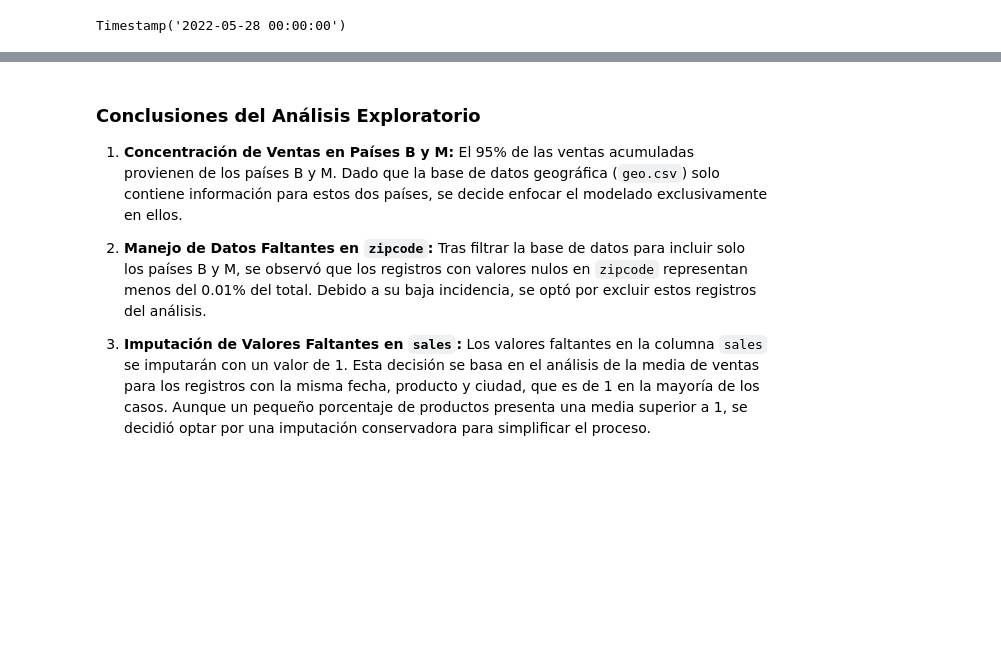
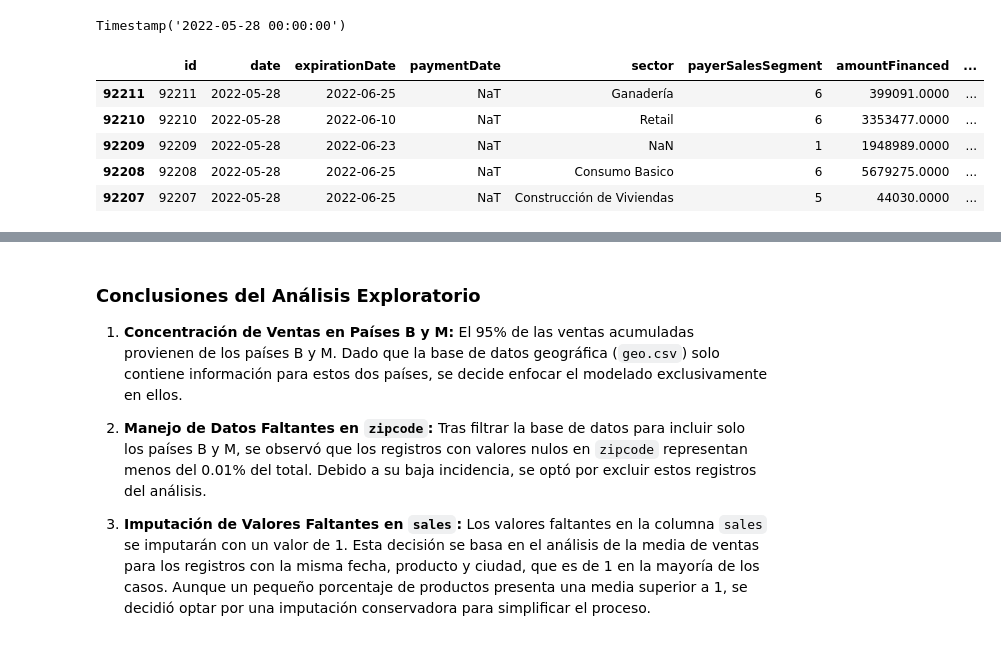
Before and after one commit to Lucasalam/model_risk, a Jupyter notebook: notebooks/01_Exploratory_Data_Analysis.ipynb, the cells around one changed output, grey strips where cells are left out. Saved outputs shown, nothing was run; the diff lists cells and outputs as text; code cells hidden in the pictures; blank space fills up the shorter version.

```diff
--- a/notebooks/01_Exploratory_Data_Analysis.ipynb
+++ b/notebooks/01_Exploratory_Data_Analysis.ipynb
@@ -232,3 +233,12 @@ Timestamp('2022-05-28 00:00:00')
 df['expirationDays'] = (df['expirationDate'] - df['date']).dt.days
 df['paymentDays'] = np.where(df['paymentDate'].isnull(),(pd.to_datetime('28-05-2022') - df['expirationDate']).dt.days, # fecha de corte "foto"
                              (df['paymentDate'] - df['expirationDate']).dt.days)
+# %%
+df_.sort_values("id",ascending=False).head()
+# %% [output]
+|  | id | date | expirationDate | paymentDate | sector | payerSalesSegment | amountFinanced | ... |
+| 92211 | 92211 | 2022-05-28 | 2022-06-25 | NaT | Ganadería | 6 | 399091.0000 | ... |
+| 92210 | 92210 | 2022-05-28 | 2022-06-10 | NaT | Retail | 6 | 3353477.0000 | ... |
+| 92209 | 92209 | 2022-05-28 | 2022-06-23 | NaT | NaN | 1 | 1948989.0000 | ... |
+| 92208 | 92208 | 2022-05-28 | 2022-06-25 | NaT | Consumo Basico | 6 | 5679275.0000 | ... |
+| 92207 | 92207 | 2022-05-28 | 2022-06-25 | NaT | Construcción de Viviendas | 5 | 44030.0000 | ... |
```
Also changed, not shown: parts of 20 cells of this notebook.
